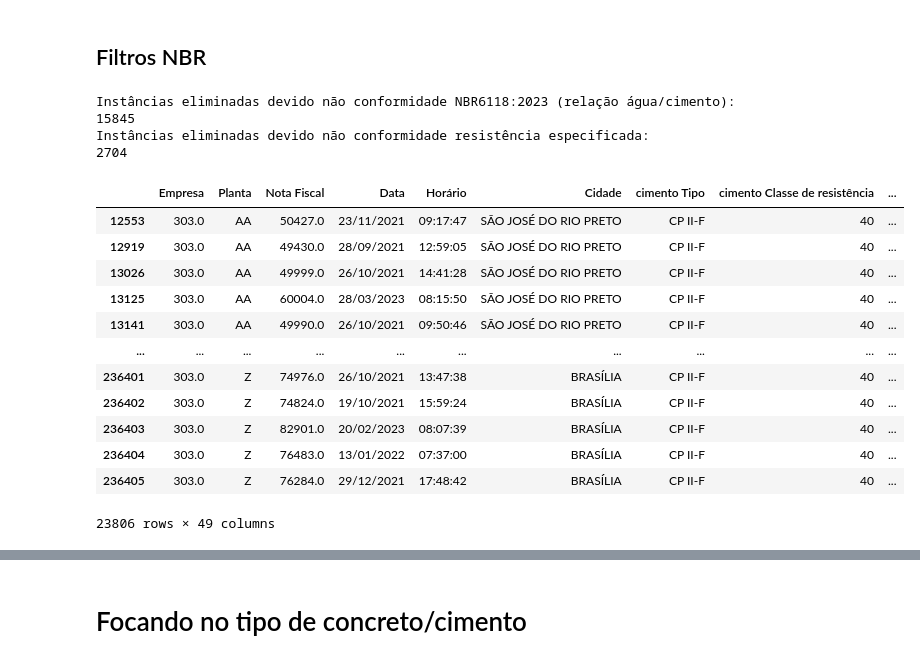
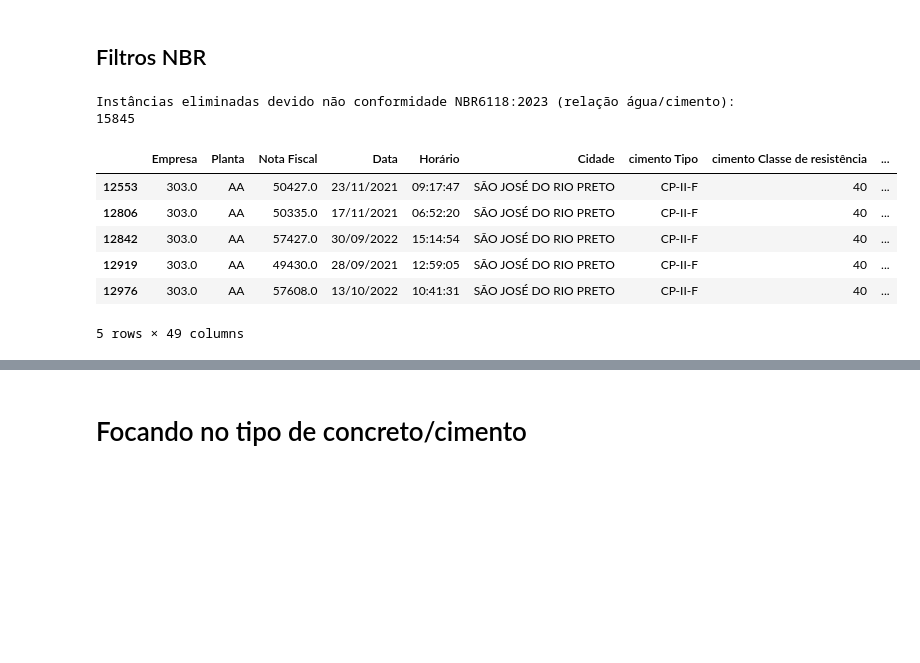
Before and after one commit to arthurhirez/EMBRAPII-Concreto, a Jupyter notebook: Concreto_Pipeline.ipynb, the cells around one changed output, grey strips where cells are left out. Drawn from its saved outputs; the diff is of its cells as text; code cells hidden in the pictures; blank space fills up the shorter version.

```diff
--- a/Concreto_Pipeline.ipynb
+++ b/Concreto_Pipeline.ipynb
@@ -141,7 +86,7 @@ def preprocess_data(data, params_filter, verbose = True):
 # Cria variável 'A/C', converte tipos, aplica filtros que estão nos parâmetros (valores < que)
 df_traco_processed = preprocess_data(data = df_concreto_traco,
                                      params_filter = {},
-                                     verbose = True)
+                                     verbose = False)
 
 df_traco_processed.head()
 # %% [output]
@@ -247,22 +102,16 @@ instances_per_class[instances_per_class['Fck'] > 10].reset_index()
 # %%
 # Remove de acordo com parâmetros, aPlica filtros da norma (fator a/c, resistencia esperada,etc)
 df_traco_processed_NBR = apply_standardization_filter(data = df_traco_processed,
-                                                      remove_params = {})
+                                                      remove_params = {},
+                                                      regression = False)
 
-df_traco_processed_NBR
+df_traco_processed_NBR.head()
 # %% [output]
 Instâncias eliminadas devido não conformidade NBR6118:2023 (relação água/cimento):         15845
-Instâncias eliminadas devido não conformidade resistência especificada:                    2704
 |  | Empresa | Planta | Nota Fiscal | Data | Horário | Cidade | cimento Tipo | cimento Classe de resistência | ... |
-| 12553 | 303.0 | AA | 50427.0 | 23/11/2021 | 09:17:47 | SÃO JOSÉ DO RIO PRETO | CP II-F | 40 | ... |
-| 12919 | 303.0 | AA | 49430.0 | 28/09/2021 | 12:59:05 | SÃO JOSÉ DO RIO PRETO | CP II-F | 40 | ... |
-| 13026 | 303.0 | AA | 49999.0 | 26/10/2021 | 14:41:28 | SÃO JOSÉ DO RIO PRETO | CP II-F | 40 | ... |
-| 13125 | 303.0 | AA | 60004.0 | 28/03/2023 | 08:15:50 | SÃO JOSÉ DO RIO PRETO | CP II-F | 40 | ... |
-| 13141 | 303.0 | AA | 49990.0 | 26/10/2021 | 09:50:46 | SÃO JOSÉ DO RIO PRETO | CP II-F | 40 | ... |
-| ... | ... | ... | ... | ... | ... | ... | ... | ... | ... |
-| 236401 | 303.0 | Z | 74976.0 | 26/10/2021 | 13:47:38 | BRASÍLIA | CP II-F | 40 | ... |
-| 236402 | 303.0 | Z | 74824.0 | 19/10/2021 | 15:59:24 | BRASÍLIA | CP II-F | 40 | ... |
-| 236403 | 303.0 | Z | 82901.0 | 20/02/2023 | 08:07:39 | BRASÍLIA | CP II-F | 40 | ... |
-| 236404 | 303.0 | Z | 76483.0 | 13/01/2022 | 07:37:00 | BRASÍLIA | CP II-F | 40 | ... |
-| 236405 | 303.0 | Z | 76284.0 | 29/12/2021 | 17:48:42 | BRASÍLIA | CP II-F | 40 | ... |
+| 12553 | 303.0 | AA | 50427.0 | 23/11/2021 | 09:17:47 | SÃO JOSÉ DO RIO PRETO | CP-II-F | 40 | ... |
+| 12806 | 303.0 | AA | 50335.0 | 17/11/2021 | 06:52:20 | SÃO JOSÉ DO RIO PRETO | CP-II-F | 40 | ... |
+| 12842 | 303.0 | AA | 57427.0 | 30/09/2022 | 15:14:54 | SÃO JOSÉ DO RIO PRETO | CP-II-F | 40 | ... |
+| 12919 | 303.0 | AA | 49430.0 | 28/09/2021 | 12:59:05 | SÃO JOSÉ DO RIO PRETO | CP-II-F | 40 | ... |
+| 12976 | 303.0 | AA | 57608.0 | 13/10/2022 | 10:41:31 | SÃO JOSÉ DO RIO PRETO | CP-II-F | 40 | ... |
-23806 rows × 49 columns
+5 rows × 49 columns
```
Also changed, not shown: parts of 57 cells of this notebook, 9 other files.
